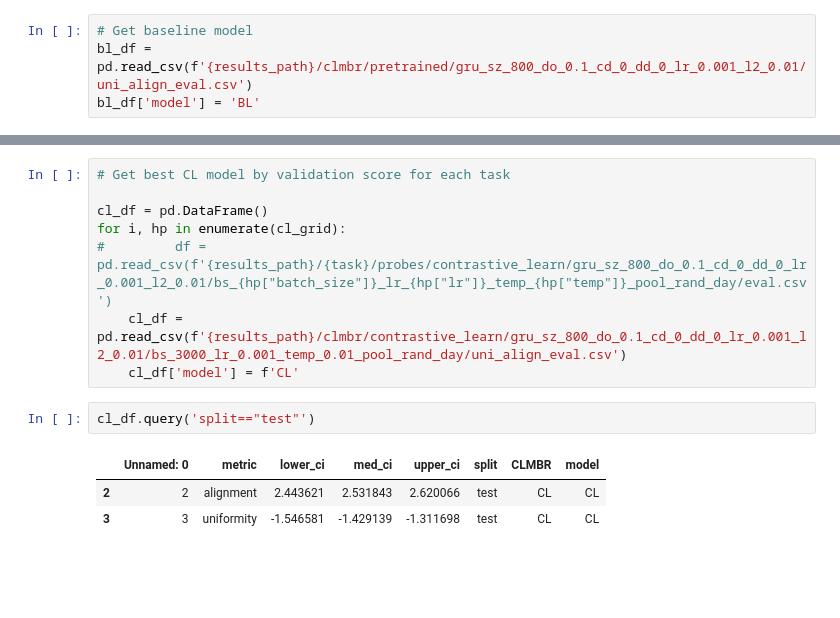
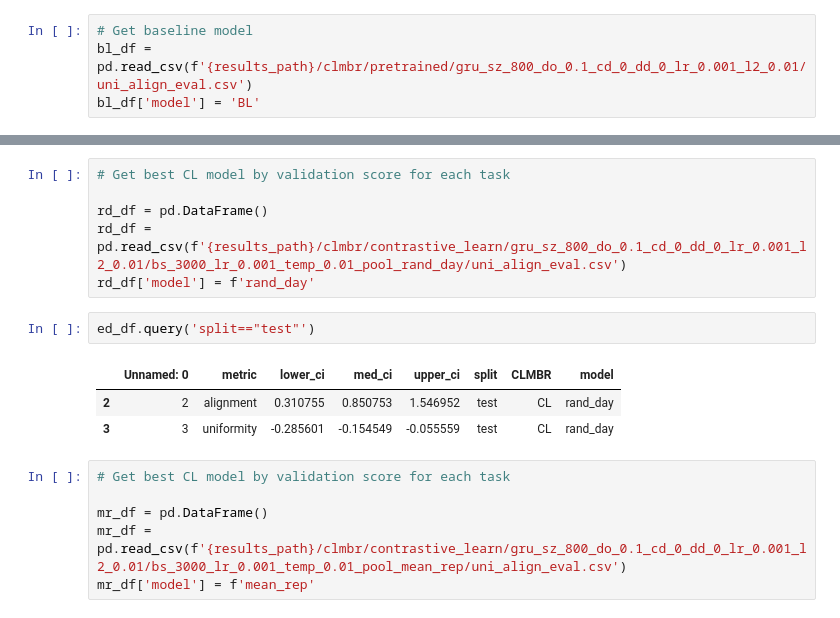
Before and after one commit to som-shahlab/CLMBR-contrastive-learning, a Jupyter notebook: experiments/main/notebooks/plot_uni_align.ipynb, the cells around one changed output, grey strips where cells are left out. Drawn from its saved outputs; the diff is of its cells as text; blank space fills up the shorter version.

```diff
--- a/experiments/main/notebooks/plot_uni_align.ipynb
+++ b/experiments/main/notebooks/plot_uni_align.ipynb
@@ -63,17 +36,21 @@ cl_grid = list(
 # %%
 # Get best CL model by validation score for each task
 
-cl_df = pd.DataFrame()
-for i, hp in enumerate(cl_grid):
-#         df = pd.read_csv(f'{results_path}/{task}/probes/contrastive_learn/gru_sz_800_do_0.1_cd_0_dd_0_lr_0.001_l2_0.01/bs_{hp["batch_size"]}_lr_{hp["lr"]}_temp_{hp["temp"]}_pool_rand_day/eval.csv')
-    cl_df = pd.read_csv(f'{results_path}/clmbr/contrastive_learn/gru_sz_800_do_0.1_cd_0_dd_0_lr_0.001_l2_0.01/bs_3000_lr_0.001_temp_0.01_pool_rand_day/uni_align_eval.csv')
-    cl_df['model'] = f'CL'
+rd_df = pd.DataFrame()
+rd_df = pd.read_csv(f'{results_path}/clmbr/contrastive_learn/gru_sz_800_do_0.1_cd_0_dd_0_lr_0.001_l2_0.01/bs_3000_lr_0.001_temp_0.01_pool_rand_day/uni_align_eval.csv')
+rd_df['model'] = f'rand_day'
 # %%
-cl_df.query('split=="test"')
+ed_df.query('split=="test"')
 # %% [output]
 |  | Unnamed: 0 | metric | lower_ci | med_ci | upper_ci | split | CLMBR | model |
-| 2 | 2 | alignment | 2.443621 | 2.531843 | 2.620066 | test | CL | CL |
-| 3 | 3 | uniformity | -1.546581 | -1.429139 | -1.311698 | test | CL | CL |
+| 2 | 2 | alignment | 0.310755 | 0.850753 | 1.546952 | test | CL | rand_day |
+| 3 | 3 | uniformity | -0.285601 | -0.154549 | -0.055559 | test | CL | rand_day |
+# %%
+# Get best CL model by validation score for each task
+
+mr_df = pd.DataFrame()
+mr_df = pd.read_csv(f'{results_path}/clmbr/contrastive_learn/gru_sz_800_do_0.1_cd_0_dd_0_lr_0.001_l2_0.01/bs_3000_lr_0.001_temp_0.01_pool_mean_rep/uni_align_eval.csv')
+mr_df['model'] = f'mean_rep'
 # %%
 # For each task plot baseline vs CL
 fig, axes = plt.subplots(nrows=1, ncols=1, figsize=(10,12))
```
Also changed, not shown: parts of 4 cells of this notebook, 35 other files.
